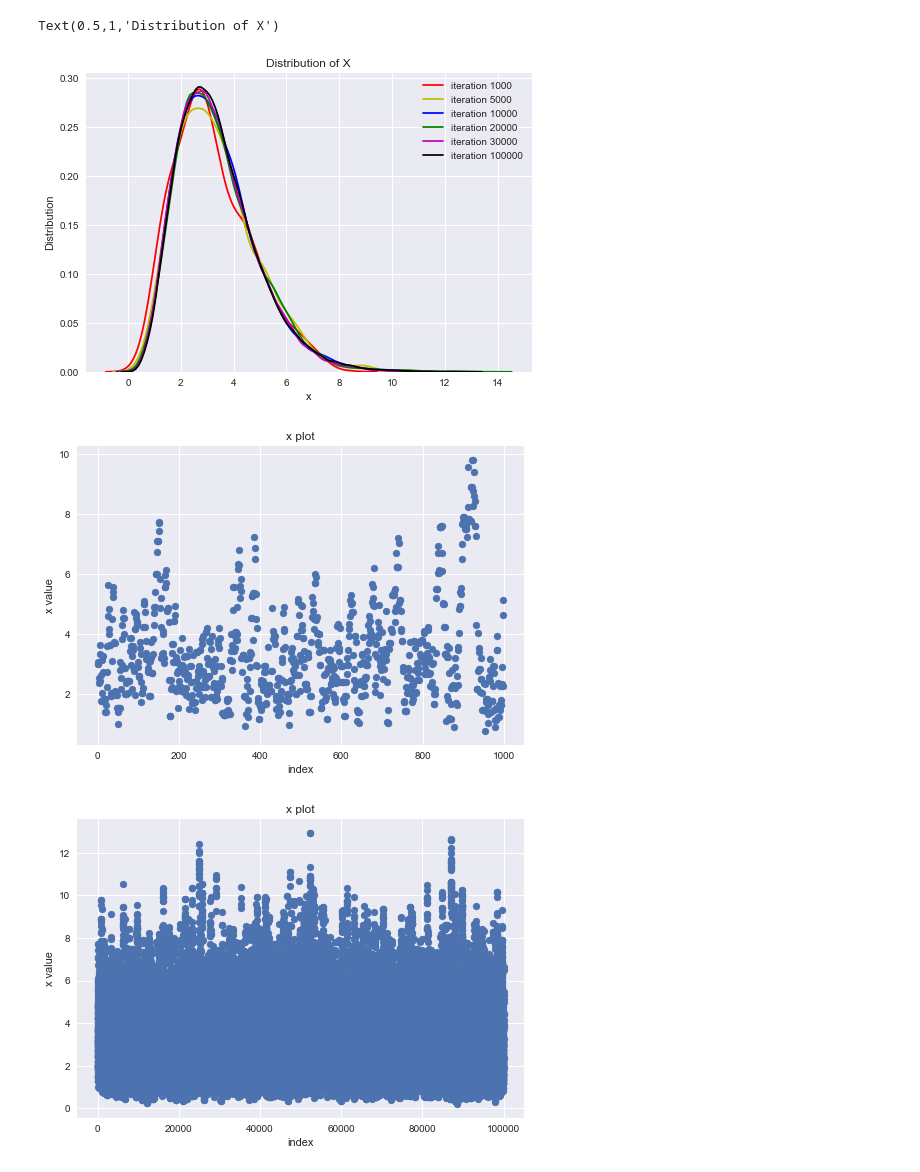
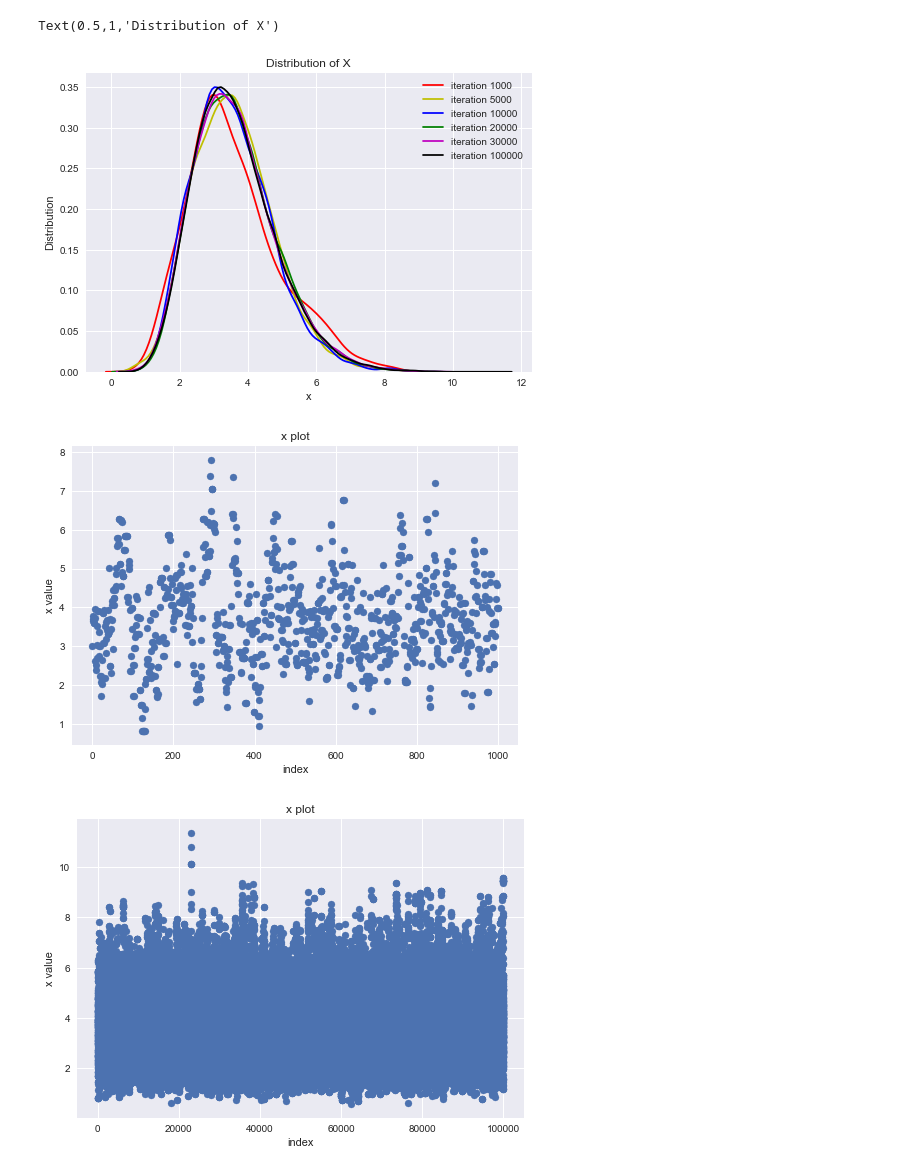
Before and after one commit to fai-huntrakool/OptimizationTIT, a Jupyter notebook: MCMC.ipynb, the cells around one changed output. Drawn from its saved outputs; the diff is of its cells as text; code cells hidden in the pictures.

Commit message:
fixed probability distribution

```diff
--- a/MCMC.ipynb
+++ b/MCMC.ipynb
@@ -6,36 +6,47 @@ import seaborn as sns
 # %%
 plt.style.use('seaborn')
 # %%
+#exponential distribution
 def p_e(x):
-    if x <= 0:
+    if x < 0:
         return 0
     else:
-        return (0.5*np.exp(-0.5*x)) * (1/math.factorial(5)*(x**4)*np.exp(-x))
+        return 0.5*np.exp(-0.5*x)*1/math.factorial(5)*x**4*np.exp(-x)
+# %%
+#gamma distribution
+def p_g(x):
+    if x <= 0:
+        return 0
+    else:
+        return 1/math.factorial(5)*(x**4)*np.exp(-x)
+# %%
+def p(x):
+    return p_g(x)*p_e(x)
 # %%
 size = [1000, 5000, 10000, 20000, 30000,100000]
 color = ['r','y','b','g','m','k']
 # %%
 #Metropolis-Hastings
 count = 0
 for n in size:
     x = np.arange(0.0,n*1.0)
     x[0] = 3.0
     for i in range(1,n):
         currentx = x[i-1]
         proposedx = currentx + np.random.normal(0,1,1) #mean,std,size
-        A = p_e(proposedx)/p_e(currentx)
+        A = p(proposedx)/p(currentx)
         if np.random.rand() <= A:
             x[i] = proposedx
         else:
             x[i] = currentx
     sns.distplot(x, label = 'iteration '+str(n), color=color[count], hist = False)
     count+=1
 plt.xlabel("x")
 plt.ylabel("Distribution")
 plt.title("Distribution of X")
 # %% [output]
 Text(0.5,1,'Distribution of X')
-[figure, old version]
+[figure, new version]
 # %%
 plt.scatter(np.arange(0,1000),x[:1000])
 plt.xlabel('index')
@@ -43,7 +54,7 @@ plt.ylabel('x value')
 plt.title('x plot')
 plt.show()
 # %% [output]
-[figure, old version]
+[figure, new version]
 # %%
 plt.scatter(np.arange(0,n),x)
 plt.xlabel('index')
@@ -51,4 +62,4 @@ plt.ylabel('x value')
 plt.title('x plot')
 plt.show()
 # %% [output]
-[figure, old version]
+[figure, new version]
```
